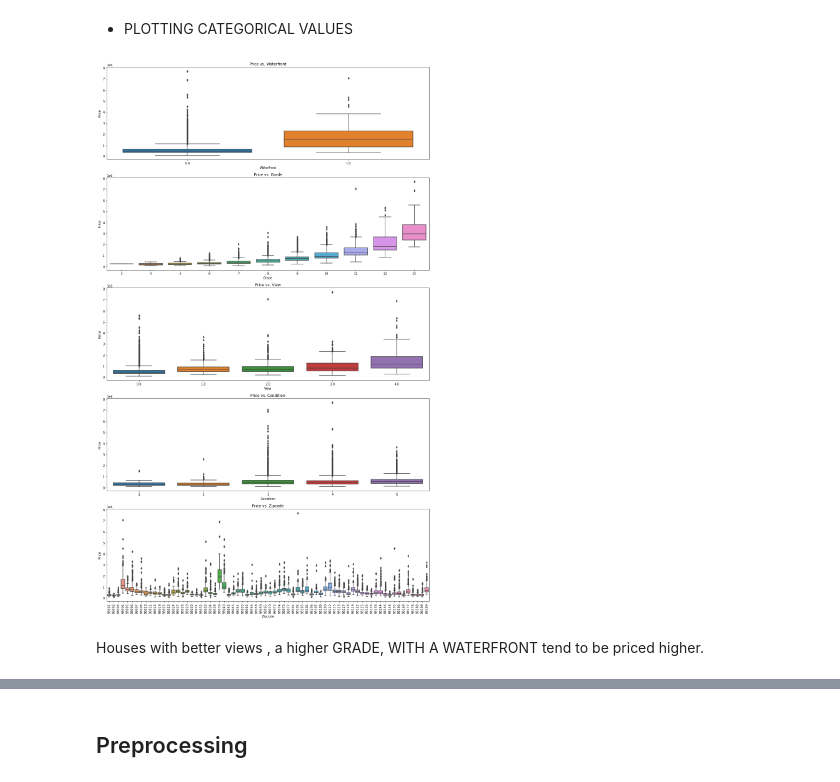
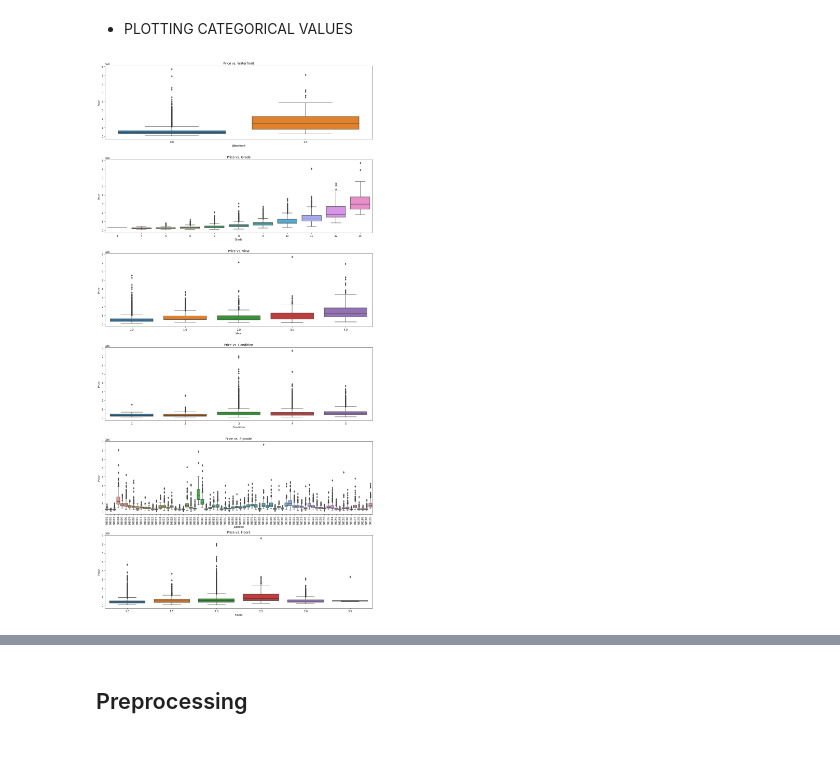
Before and after one commit to wambuiGicheha/Regression_Project, a Jupyter notebook: index.ipynb, the cells around one changed output, grey strips where cells are left out. Cells and saved outputs as stored; diff of their text form; code cells hidden in the pictures; blank space fills up the shorter version.

```diff
--- a/index.ipynb
+++ b/index.ipynb
@@ -297,22 +284,20 @@ plt.show()
 * PLOTTING CATEGORICAL VALUES
 # %%
 # Box plots
-categorical_features = ['waterfront', 'grade', 'view', 'condition', 'zipcode']
+categorical_features = ['waterfront', 'grade', 'view', 'condition', 'zipcode', 'floors']
 
 
 fig, axes = plt.subplots(nrows=len(categorical_features), ncols=1, figsize=(15, 5 * len(categorical_features)))
 
 for ax, feature in zip(axes, categorical_features):
     sns.boxplot(x=feature, y='price', data=data, ax=ax)
     ax.set_title(f'Price vs. {feature.capitalize()}')
     ax.set_xlabel(feature.capitalize())
     ax.set_ylabel('Price')
     if feature == 'zipcode':
         ax.set_xticklabels(ax.get_xticklabels(), rotation=90)
 
 plt.tight_layout()
 plt.show()
 # %% [output]
-[figure, old version]
+[figure, new version]
-# %% [markdown]
-Houses with better views , a higher GRADE, WITH A WATERFRONT tend to be priced higher.
```
Also changed, not shown: parts of 30 cells of this notebook, 1 other file.
